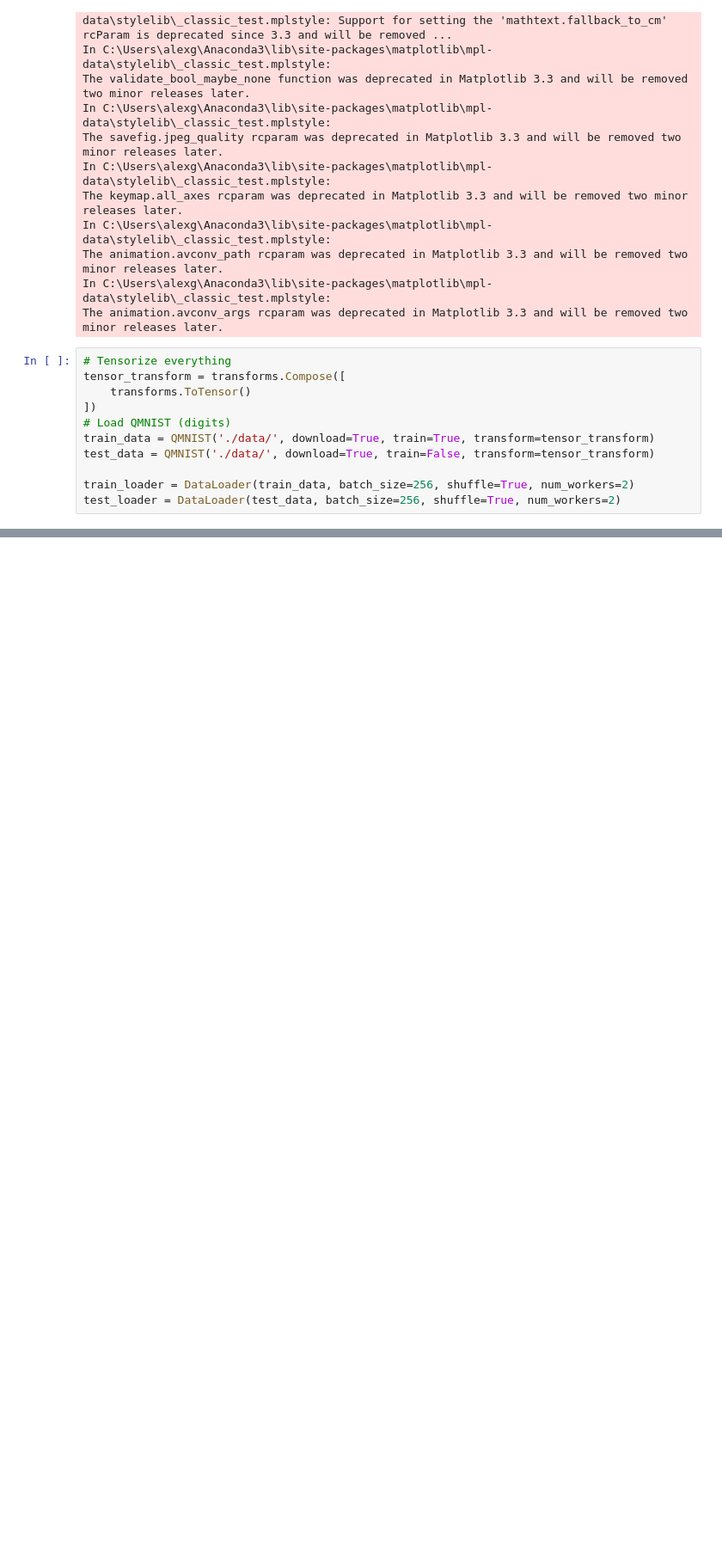
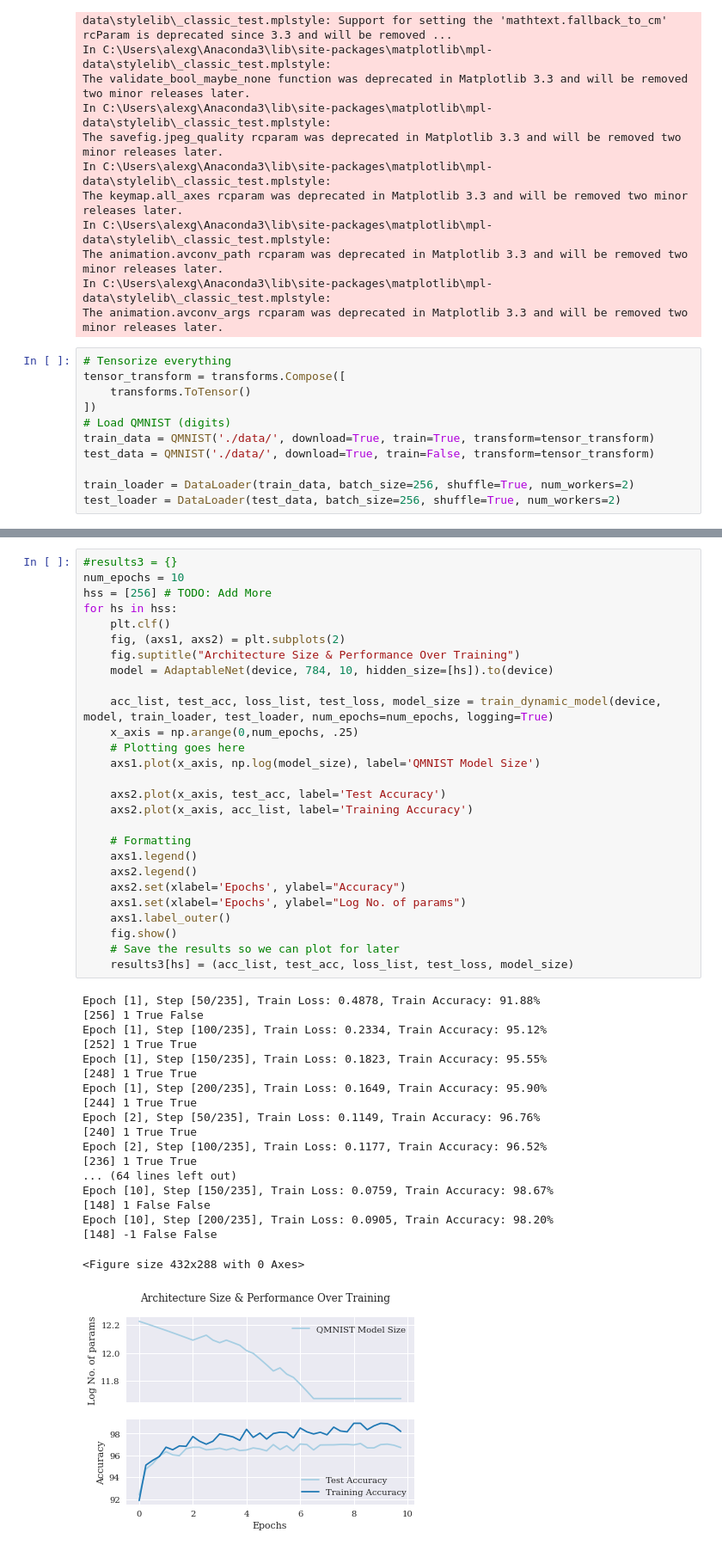
Before and after one commit to aguerra7002/AdaptableNNs, a Jupyter notebook: AdaptableNetworkTesting.ipynb, the cells around one changed output, grey strips where cells are left out. Shown at 86% size. Saved outputs shown, nothing was run; the diff lists cells and outputs as text; blank space fills up the shorter version.

```diff
--- a/AdaptableNetworkTesting.ipynb
+++ b/AdaptableNetworkTesting.ipynb
@@ -243,0 +399,47 @@ np.random.random()
+# %%
+#results3 = {}
+num_epochs = 10
+hss = [256] # TODO: Add More
+for hs in hss:
+    plt.clf()
+    fig, (axs1, axs2) = plt.subplots(2)
+    fig.suptitle("Architecture Size & Performance Over Training")
+    model = AdaptableNet(device, 784, 10, hidden_size=[hs]).to(device)
+
+    acc_list, test_acc, loss_list, test_loss, model_size = train_dynamic_model(device, model, train_loader, test_loader, num_epochs=num_epochs, logging=True)
+    x_axis = np.arange(0,num_epochs, .25)
+    # Plotting goes here
+    axs1.plot(x_axis, np.log(model_size), label='QMNIST Model Size')
+
+    axs2.plot(x_axis, test_acc, label='Test Accuracy')
+    axs2.plot(x_axis, acc_list, label='Training Accuracy')
+
+    # Formatting
+    axs1.legend()
+    axs2.legend()
+    axs2.set(xlabel='Epochs', ylabel="Accuracy")
+    axs1.set(xlabel='Epochs', ylabel="Log No. of params")
+    axs1.label_outer()
+    fig.show()
+    # Save the results so we can plot for later
+    results3[hs] = (acc_list, test_acc, loss_list, test_loss, model_size)
+# %% [output]
+Epoch [1], Step [50/235], Train Loss: 0.4878, Train Accuracy: 91.88%
+[256] 1 True False
+Epoch [1], Step [100/235], Train Loss: 0.2334, Train Accuracy: 95.12%
+[252] 1 True True
+Epoch [1], Step [150/235], Train Loss: 0.1823, Train Accuracy: 95.55%
+[248] 1 True True
+Epoch [1], Step [200/235], Train Loss: 0.1649, Train Accuracy: 95.90%
+[244] 1 True True
+Epoch [2], Step [50/235], Train Loss: 0.1149, Train Accuracy: 96.76%
+[240] 1 True True
+Epoch [2], Step [100/235], Train Loss: 0.1177, Train Accuracy: 96.52%
+[236] 1 True True
+... (64 lines left out)
+Epoch [10], Step [150/235], Train Loss: 0.0759, Train Accuracy: 98.67%
+[148] 1 False False
+Epoch [10], Step [200/235], Train Loss: 0.0905, Train Accuracy: 98.20%
+[148] -1 False False
+<Figure size 432x288 with 0 Axes>
+[figure, added]
```
Also changed, not shown: parts of 11 cells of this notebook, 1 other file.
